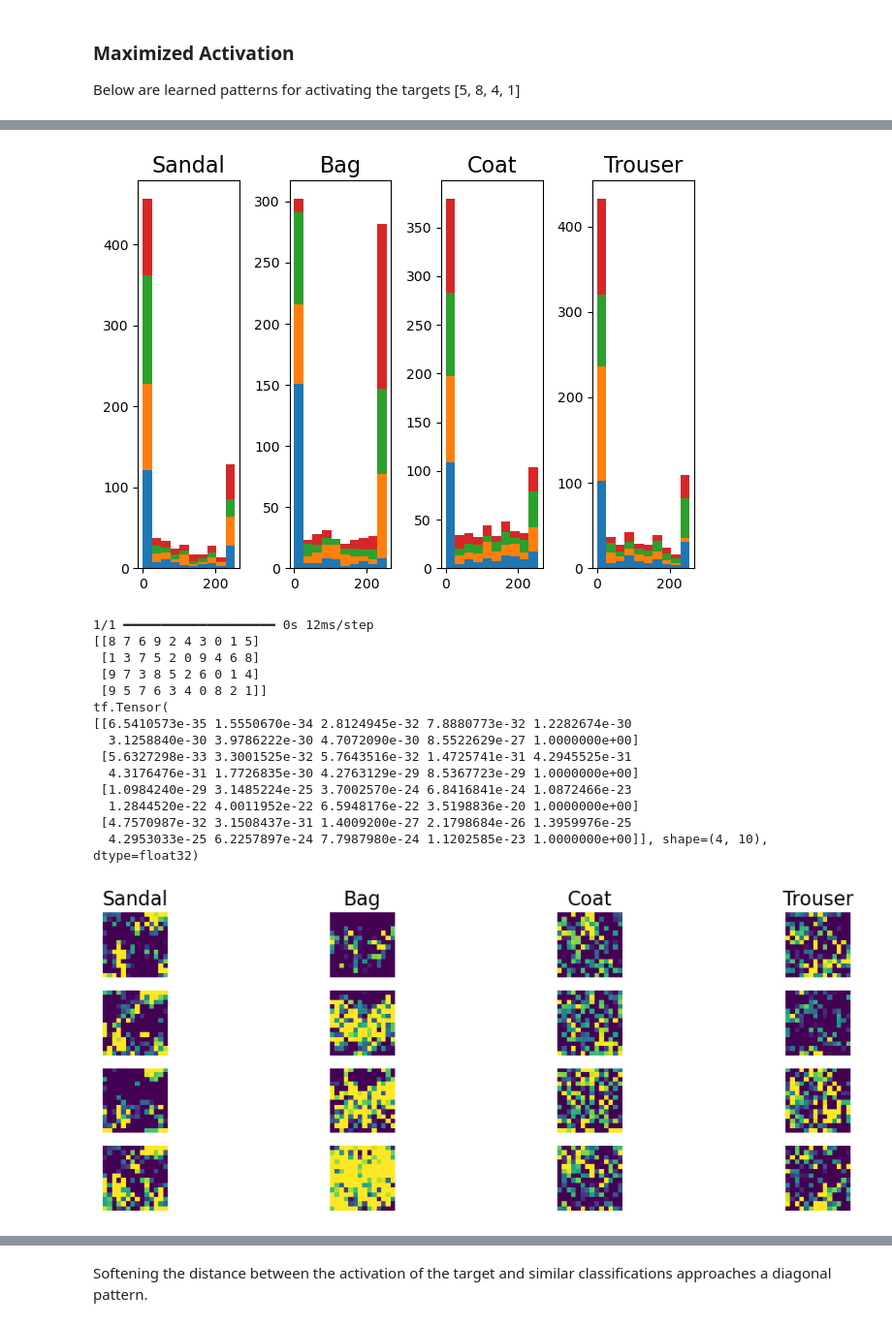
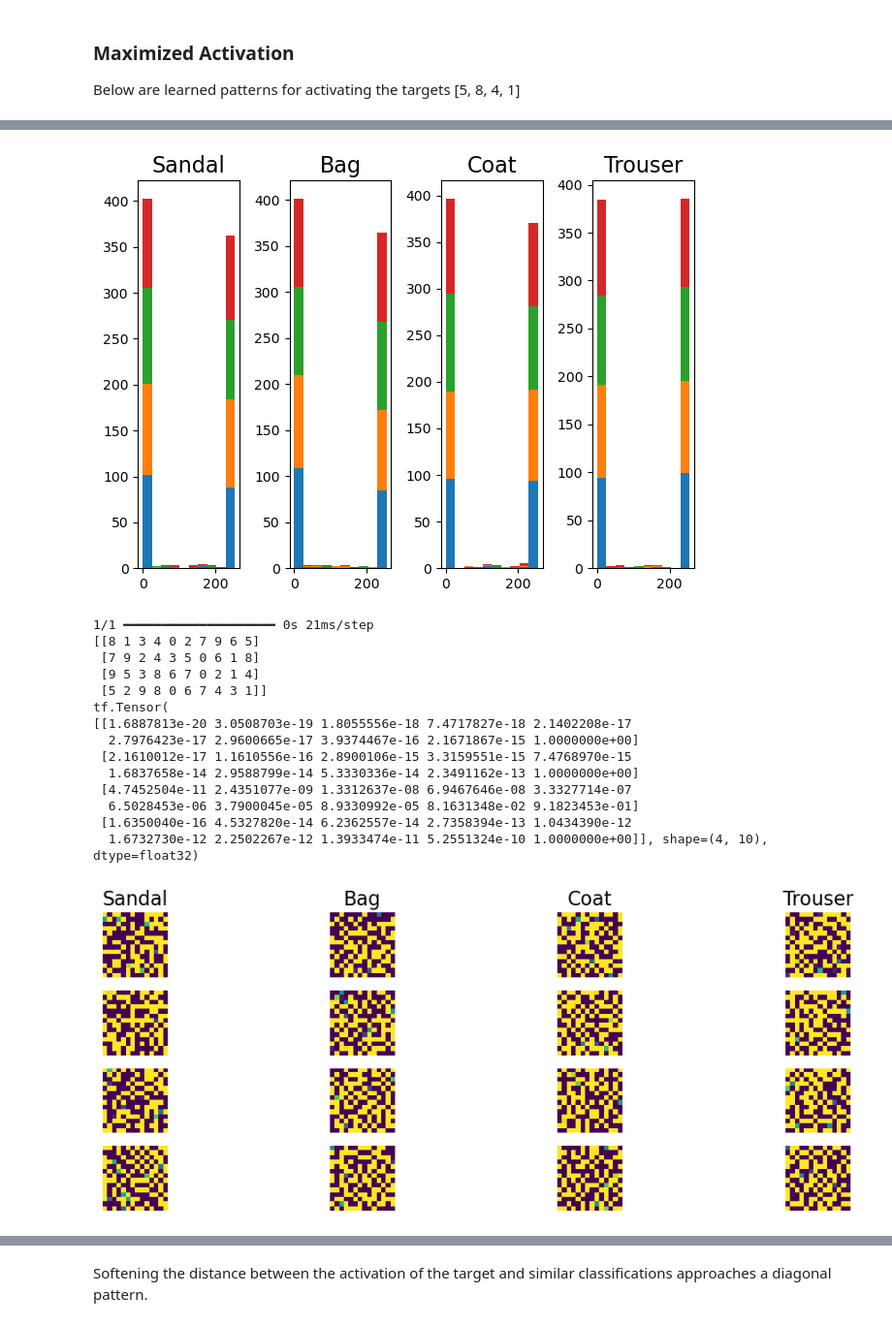
Before and after one commit to TheOpenSI/QML-QPF, a Jupyter notebook: visualizations/dense_layer_activation/no_filter_fashion_mnist.ipynb, the cells around one changed output, grey strips where cells are left out. Shown at 97% size. Cells and saved outputs as stored; diff of their text form; code cells hidden in the pictures.

```diff
--- a/visualizations/dense_layer_activation/no_filter_fashion_mnist.ipynb
+++ b/visualizations/dense_layer_activation/no_filter_fashion_mnist.ipynb
@@ -318,16 +318,16 @@ Below are learned patterns for activating the targets [5, 8, 4, 1]
 
 activations = \
    activation_maximization(scores,
-                           steps=800,
+                           steps=1,
                            #seed_input=tr4[192:196],
                            seed_input=seed_input,
                            input_modifiers=[
                                Jitter(jitter=3),
                                #Rotate2D(degree=0.23)
                                ],
-                           regularizers=[TotalVariation2D(weight=0.23),
-                                         Norm(weight=0.16, p=4)],
-                           optimizer=keras.optimizers.RMSprop(255.0, 0.99),
+                           #regularizers=[TotalVariation2D(weight=0.23),
+                           #              Norm(weight=0.16, p=2)],
+                           optimizer=keras.optimizers.RMSprop(255.0),
                            callbacks=[Progress()])
 activations = ((np.asarray(activations)))
 
@@ -381,16 +381,16 @@ plt.show()
-[figure, old version]
+[figure, new version]
-1/1 ━━━━━━━━━━━━━━━━━━━━ 0s 12ms/step
-[[8 7 6 9 2 4 3 0 1 5]
- [1 3 7 5 2 0 9 4 6 8]
- [9 7 3 8 5 2 6 0 1 4]
- [9 5 7 6 3 4 0 8 2 1]]
+1/1 ━━━━━━━━━━━━━━━━━━━━ 0s 21ms/step
+[[8 1 3 4 0 2 7 9 6 5]
+ [7 9 2 4 3 5 0 6 1 8]
+ [9 5 3 8 6 7 0 2 1 4]
+ [5 2 9 8 0 6 7 4 3 1]]
 tf.Tensor(
-[[6.5410573e-35 1.5550670e-34 2.8124945e-32 7.8880773e-32 1.2282674e-30
-  3.1258840e-30 3.9786222e-30 4.7072090e-30 8.5522629e-27 1.0000000e+00]
- [5.6327298e-33 3.3001525e-32 5.7643516e-32 1.4725741e-31 4.2945525e-31
-  4.3176476e-31 1.7726835e-30 4.2763129e-29 8.5367723e-29 1.0000000e+00]
- [1.0984240e-29 3.1485224e-25 3.7002570e-24 6.8416841e-24 1.0872466e-23
-  1.2844520e-22 4.0011952e-22 6.5948176e-22 3.5198836e-20 1.0000000e+00]
- [4.7570987e-32 3.1508437e-31 1.4009200e-27 2.1798684e-26 1.3959976e-25
-  4.2953033e-25 6.2257897e-24 7.7987980e-24 1.1202585e-23 1.0000000e+00]], shape=(4, 10), dtype=float32)
+[[1.6887813e-20 3.0508703e-19 1.8055556e-18 7.4717827e-18 2.1402208e-17
+  2.7976423e-17 2.9600665e-17 3.9374467e-16 2.1671867e-15 1.0000000e+00]
+ [2.1610012e-17 1.1610556e-16 2.8900106e-15 3.3159551e-15 7.4768970e-15
+  1.6837658e-14 2.9588799e-14 5.3330336e-14 2.3491162e-13 1.0000000e+00]
+ [4.7452504e-11 2.4351077e-09 1.3312637e-08 6.9467646e-08 3.3327714e-07
+  6.5028453e-06 3.7900045e-05 8.9330992e-05 8.1631348e-02 9.1823453e-01]
+ [1.6350040e-16 4.5327820e-14 6.2362557e-14 2.7358394e-13 1.0434390e-12
+  1.6732730e-12 2.2502267e-12 1.3933474e-11 5.2551324e-10 1.0000000e+00]], shape=(4, 10), dtype=float32)
-[figure, old version]
+[figure, new version]
```
Also changed, not shown: parts of 15 cells of this notebook, 6 other files.
